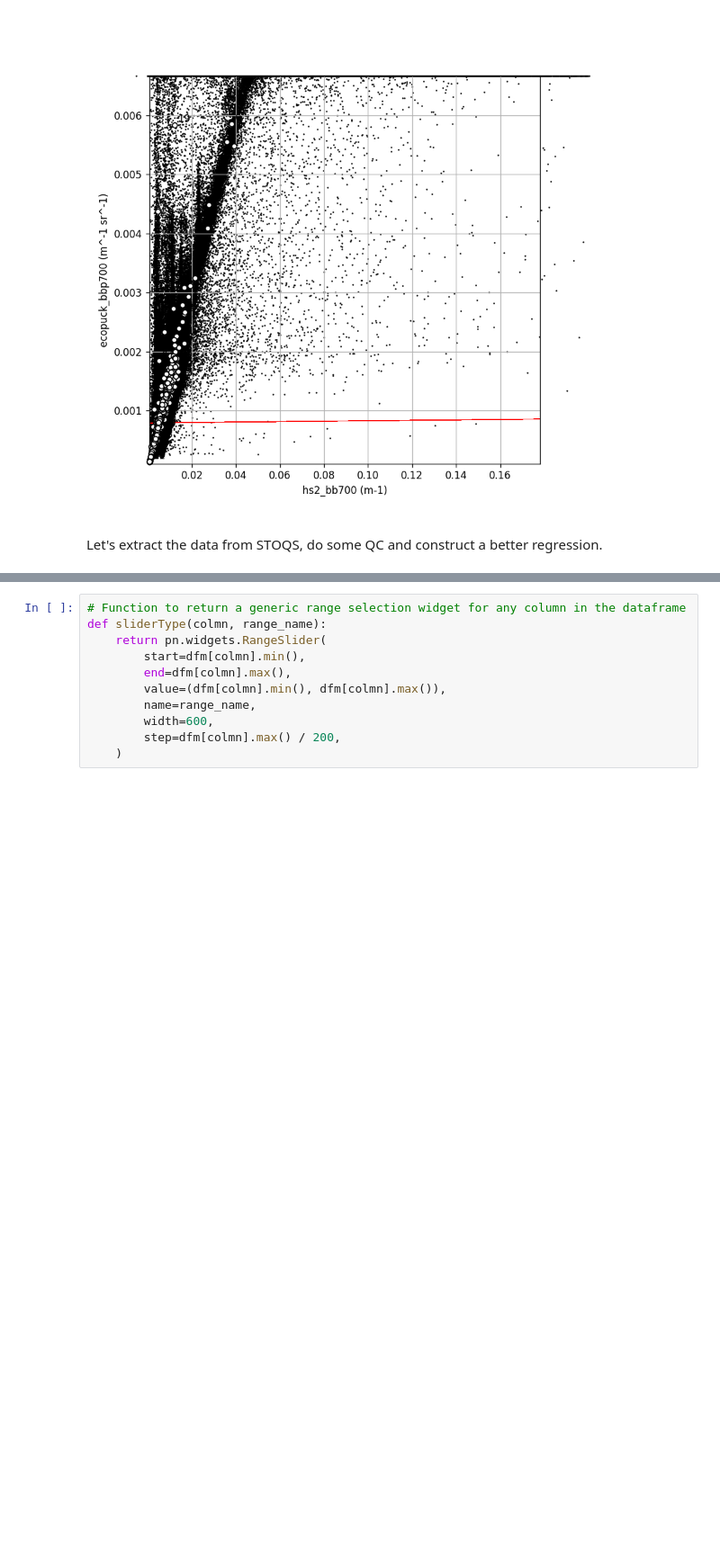
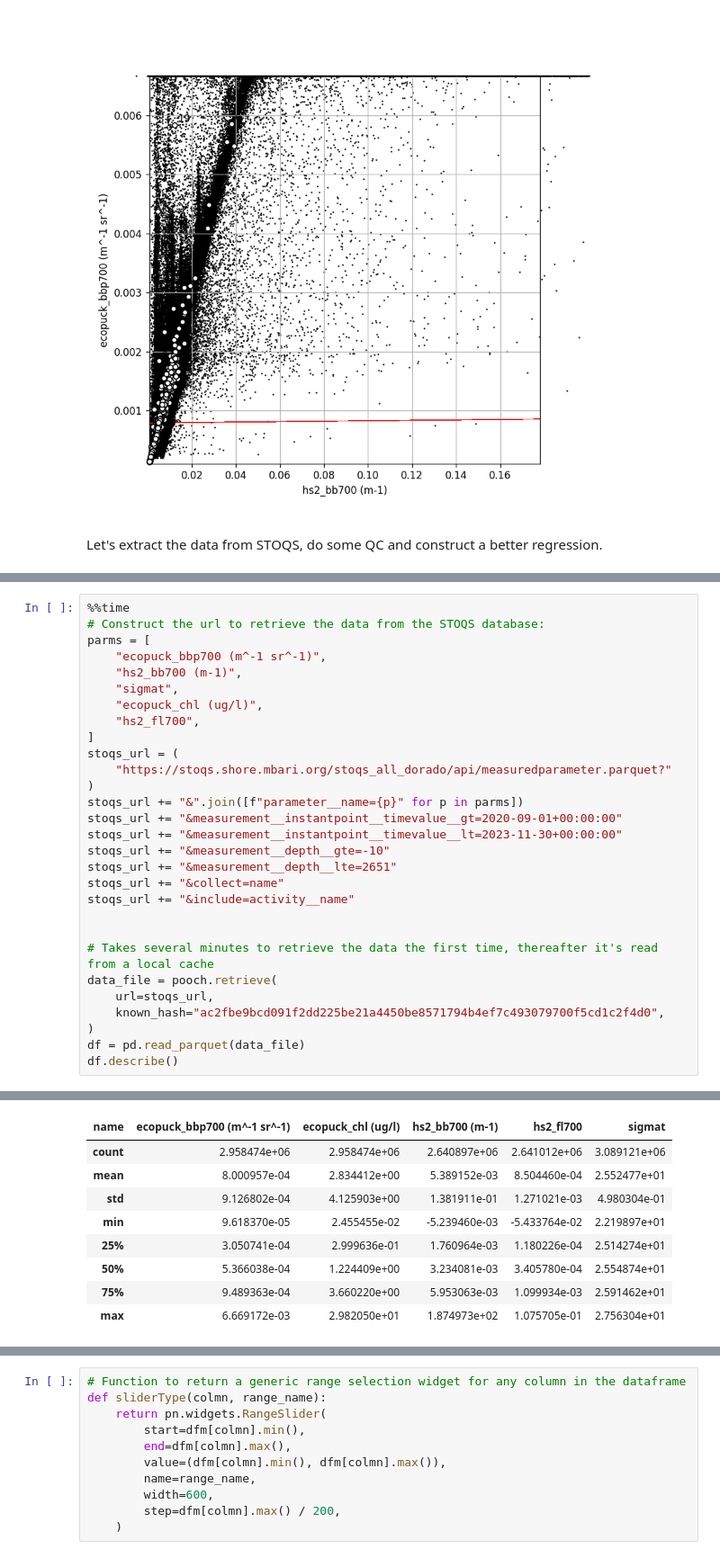
Before and after one commit to mbari-org/auv-python, a Jupyter notebook: notebooks/6.0-mpm-compare_auv_hs2_ecopuck.ipynb, the cells around one changed output, grey strips where cells are left out. Shown at 90% size. Drawn from its saved outputs; the diff is of its cells as text; blank space fills up the shorter version.

```diff
--- a/notebooks/6.0-mpm-compare_auv_hs2_ecopuck.ipynb
+++ b/notebooks/6.0-mpm-compare_auv_hs2_ecopuck.ipynb
@@ -72,0 +57,30 @@ Wall time: 2.85 s
+# %%
+%%time
+# Construct the url to retrieve the data from the STOQS database:
+parms = [
+    "ecopuck_bbp700 (m^-1 sr^-1)",
+    "hs2_bb700 (m-1)",
+    "sigmat",
+    "ecopuck_chl (ug/l)",
+    "hs2_fl700",
+]
+stoqs_url = (
+    "https://stoqs.shore.mbari.org/stoqs_all_dorado/api/measuredparameter.parquet?"
+)
+stoqs_url += "&".join([f"parameter__name={p}" for p in parms])
+stoqs_url += "&measurement__instantpoint__timevalue__gt=2020-09-01+00:00:00"
+stoqs_url += "&measurement__instantpoint__timevalue__lt=2023-11-30+00:00:00"
+stoqs_url += "&measurement__depth__gte=-10"
+stoqs_url += "&measurement__depth__lte=2651"
+stoqs_url += "&collect=name"
+stoqs_url += "&include=activity__name"
+
+
+# Takes several minutes to retrieve the data the first time, thereafter it's read from a local cache
+data_file = pooch.retrieve(
+    url=stoqs_url,
+    known_hash="ac2fbe9bcd091f2dd225be21a4450be8571794b4ef7c493079700f5cd1c2f4d0",
+)
+df = pd.read_parquet(data_file)
+df.describe()
+# %% [output]
@@ -73,3 +89,12 @@ Wall time: 2.85 s
+| name | ecopuck_bbp700 (m^-1 sr^-1) | ecopuck_chl (ug/l) | hs2_bb700 (m-1) | hs2_fl700 | sigmat |
+| count | 2.958474e+06 | 2.958474e+06 | 2.640897e+06 | 2.641012e+06 | 3.089121e+06 |
+| mean | 8.000957e-04 | 2.834412e+00 | 5.389152e-03 | 8.504460e-04 | 2.552477e+01 |
+| std | 9.126802e-04 | 4.125903e+00 | 1.381911e-01 | 1.271021e-03 | 4.980304e-01 |
+| min | 9.618370e-05 | 2.455455e-02 | -5.239460e-03 | -5.433764e-02 | 2.219897e+01 |
+| 25% | 3.050741e-04 | 2.999636e-01 | 1.760964e-03 | 1.180226e-04 | 2.514274e+01 |
+| 50% | 5.366038e-04 | 1.224409e+00 | 3.234081e-03 | 3.405780e-04 | 2.554874e+01 |
+| 75% | 9.489363e-04 | 3.660220e+00 | 5.953063e-03 | 1.099934e-03 | 2.591462e+01 |
+| max | 6.669172e-03 | 2.982050e+01 | 1.874973e+02 | 1.075705e-01 | 2.756304e+01 |
 # %%
 # Remove egregious backscatter values and convert multi-indexes to regular columns in a dataframe modified
 x = "hs2_bb700 (m-1)"
```
Also changed, not shown: parts of 12 cells of this notebook.
